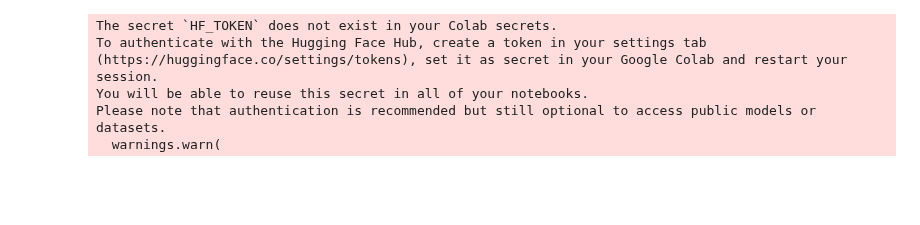
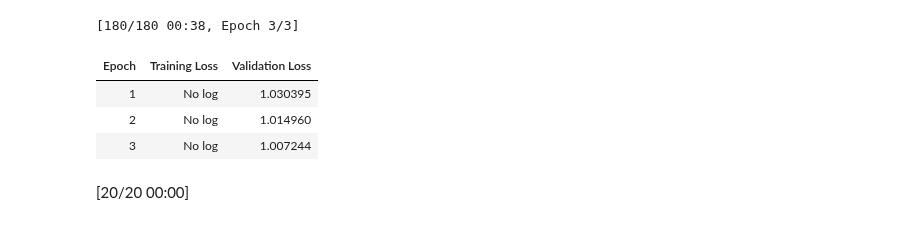
Before and after one commit to almond5/CAP5510_Datasets, a Jupyter notebook: qna_method/qna_clinicalbert.ipynb, the cells around one changed output. Saved outputs shown, nothing was run; the diff lists cells and outputs as text; code cells hidden in the pictures; blank space fills up the shorter version.

```diff
--- a/qna_method/qna_clinicalbert.ipynb
+++ b/qna_method/qna_clinicalbert.ipynb
@@ -25,115 +64,61 @@ Successfully installed datasets-3.1.0 dill-0.3.8 fsspec-2024.9.0 multiprocess-0.
 # %%
-from transformers import AutoTokenizer, AutoModelForSequenceClassification, Trainer, TrainingArguments
-from datasets import load_dataset
-import torch
-
-ds = load_dataset("qiaojin/PubMedQA", "pqa_labeled")
-
-# Load ClinicalBERT tokenizer and model from "medicalai/ClinicalBERT"
-tokenizer = AutoTokenizer.from_pretrained("medicalai/ClinicalBERT")
-model = AutoModelForSequenceClassification.from_pretrained("medicalai/ClinicalBERT", num_labels=3)  # 3 for yes/no/maybe classification
-
-
-# Move model to the available device (cuda or cpu)
-device = torch.device("cuda" if torch.cuda.is_available() else "cpu")
-model.to(device)
-
-# Load the dataset
-ds = load_dataset("qiaojin/PubMedQA", "pqa_labeled")
-
 # Preprocess the dataset
 def preprocess_function(examples):
     inputs = [f"Context: {context} Question: {question}" for question, context in zip(examples['question'], examples['context'])]
     targets = examples['final_decision']
 
     # Expanded label mapping to handle additional cases
-    label_mapping = {"yes": 0, "no": 1, "maybe": 2, "uncertain": 2}
+    label_mapping = {"yes": 0, "no": 1, "uncertain": 2, "maybe": 2}
 
     # Handle missing or unexpected labels gracefully
     model_inputs = tokenizer(inputs, max_length=512, truncation=True, padding="max_length")
-    model_inputs["labels"] = [label_mapping.get(target.lower(), 2) for target in targets]  # Default to 'uncertain' for unknown labels
+    model_inputs["labels"] = [label_mapping.get(target.lower(), 2) for target in targets]
 
     return model_inputs
 
 # Select a small subset of the dataset for demonstration
-small_ds = ds['train'].select(range(500))
+small_ds = ds['train'].select(range(100))
 tokenized_ds = small_ds.map(preprocess_function, batched=True)
 
 # Split the dataset into training, validation, and test sets
-train_size = 400
-val_size = 50
-test_size = 50
+train_size = 60
+val_size = 20
+test_size = 20
 
 train_dataset, val_dataset, test_dataset = torch.utils.data.random_split(
     tokenized_ds, [train_size, val_size, test_size]
 )
 
 # Define training arguments
 training_args = TrainingArguments(
     output_dir="./results",
     evaluation_strategy="epoch",
     learning_rate=2e-6,
-    num_train_epochs=5,
+    num_train_epochs=3,
     per_device_train_batch_size=1,
     per_device_eval_batch_size=1,
     weight_decay=0.01,
 )
 
 # Initialize the Trainer
 trainer = Trainer(
     model=model,
     args=training_args,
     train_dataset=train_dataset,
     eval_dataset=val_dataset,
     tokenizer=tokenizer,
 )
 
 # Train the model
 trainer.train()
 
 # Evaluate the model
 metrics = trainer.evaluate(eval_dataset=test_dataset)
 print("Test set evaluation:", metrics)
-
-# Define the function to predict using the trained model (adjusted to match BioGPT code)
-def predict_answer(question, context):
-    input_text = f"Context: {context} Question: {question}"
-    inputs = tokenizer(input_text, return_tensors="pt", max_length=512, truncation=True, padding="max_length")
-    inputs = {key: val.to(model.device) for key, val in inputs.items()}
-
-    with torch.no_grad():
-        outputs = model(**inputs)
-    logits = outputs.logits
-    predicted_class = torch.argmax(logits, dim=1).item()
-
-    # Map back to "yes", "no", "uncertain"
-    label_mapping = {0: "yes", 1: "no", 2: "uncertain"}
-    return label_mapping[predicted_class]
-
-# Evaluate the Q&A performance
-num_correct = 0
-
-for example in test_dataset:
-    question = example['question']
-    context = example['context']
-    true_answer = example['final_decision']
-    predicted_answer = predict_answer(question, context)
-
-    print(f"Question: {question}")
-    print(f"Context: {context}")
-    print(f"True Answer: {true_answer}")
-    print(f"Predicted Answer: {predicted_answer}")
-    print("="*80)
-
-    if true_answer.lower() == predicted_answer:
-        num_correct += 1
-
-# Print accuracy
-accuracy = num_correct / len(test_dataset)
-print(f"Accuracy: {accuracy}")
 # %% [output]
-The secret `HF_TOKEN` does not exist in your Colab secrets.
-To authenticate with the Hugging Face Hub, create a token in your settings tab (https://huggingface.co/settings/tokens), set it as secret in your Google Colab and restart your session.
-You will be able to reuse this secret in all of your notebooks.
-Please note that authentication is recommended but still optional to access public models or datasets.
-  warnings.warn(
+[180/180 00:38, Epoch 3/3]
+| Epoch | Training Loss | Validation Loss |
+| 1 | No log | 1.030395 |
+| 2 | No log | 1.014960 |
+| 3 | No log | 1.007244 |
+[20/20 00:00]
```
Also changed, not shown: parts of 10 cells of this notebook.
